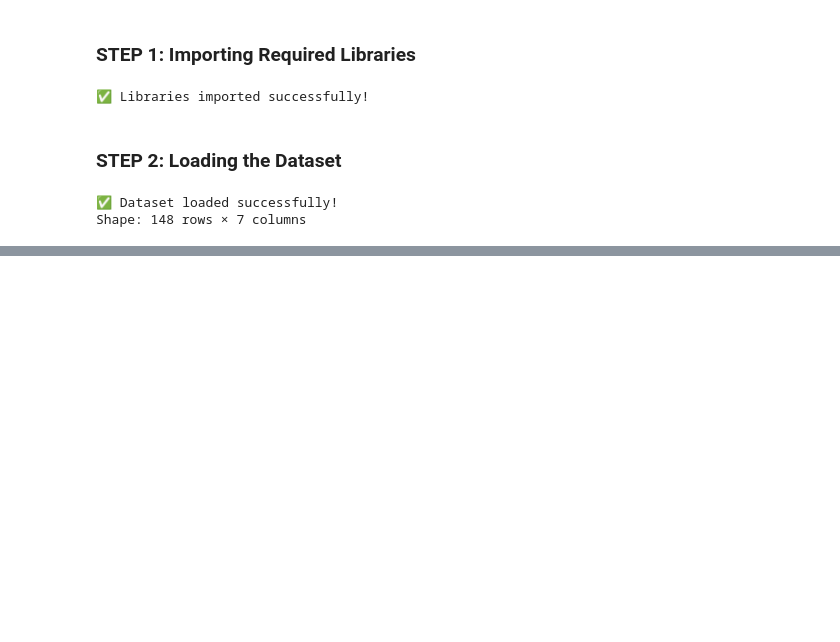
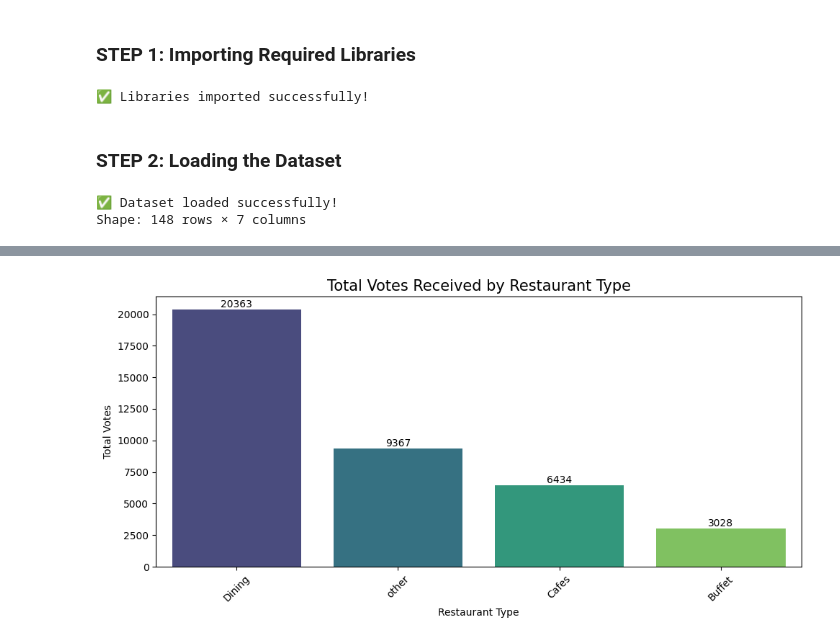
Before and after one commit to theaditya24/COMPLETE-PYTHON-FOR-DATA-ANALYTICS, a Jupyter notebook: Zomato Data EDA/EDA Zomato.ipynb, the cells around one changed output, grey strips where cells are left out. Cells and saved outputs as stored; diff of their text form; code cells hidden in the pictures; blank space fills up the shorter version.

```diff
--- a/Zomato Data EDA/EDA Zomato.ipynb
+++ b/Zomato Data EDA/EDA Zomato.ipynb
@@ -24,0 +204,29 @@ Shape: 148 rows × 7 columns
+# %%
+votes_by_type = (
+    df.groupby('listed_in(type)')['votes']
+      .sum()
+      .sort_values(ascending=False)
+      .reset_index()
+)
+
+plt.figure(figsize=(10,5))
+
+ax = sns.barplot(
+    data=votes_by_type,
+    x='listed_in(type)',
+    y='votes',
+    palette='viridis'
+)
+
+for container in ax.containers:
+    ax.bar_label(container, fmt='%.0f')
+
+plt.title('Total Votes Received by Restaurant Type', fontsize=15)
+plt.xlabel('Restaurant Type')
+plt.ylabel('Total Votes')
+plt.xticks(rotation=45)
+
+plt.tight_layout()
+plt.show()
+# %% [output]
+[figure, added]
```
Also changed, not shown: parts of 25 cells of this notebook, 1 other file.
